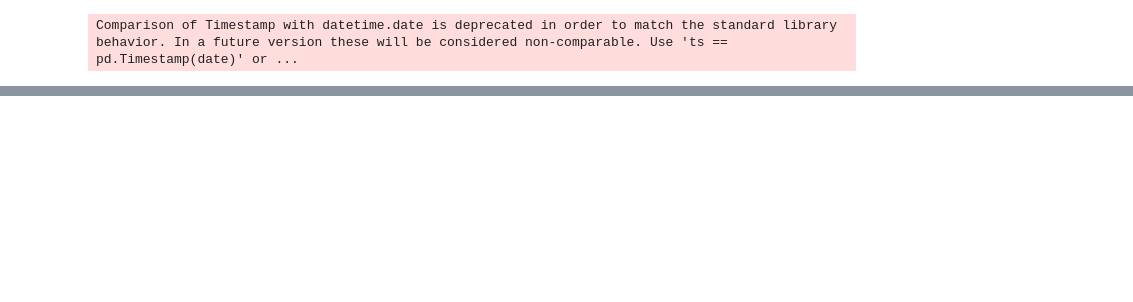
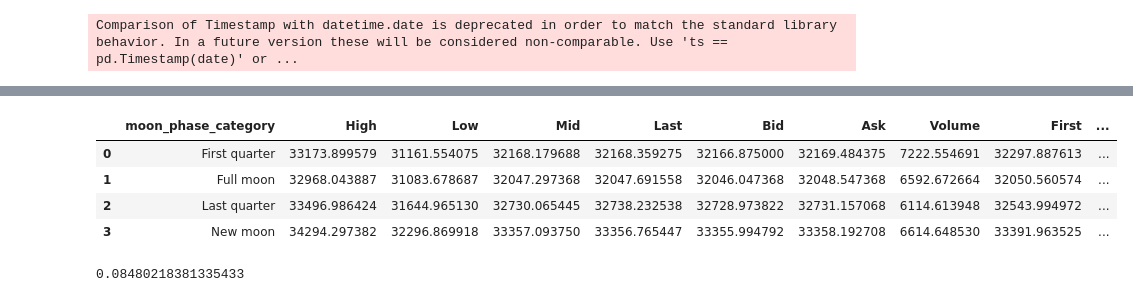
Before and after one commit to mgebele/crypto_charts_stats, a Jupyter notebook: test_2023.ipynb, the cells around one changed output, grey strips where cells are left out. Saved outputs shown, nothing was run; the diff lists cells and outputs as text; code cells hidden in the pictures; blank space fills up the shorter version.

```diff
--- a/test_2023.ipynb
+++ b/test_2023.ipynb
@@ -398,0 +518,19 @@ fig_net_liq.show()
+# %%
+# group the btcusd_data_and_moon_phase by the moon_phase_category column and calculate the mean of the daily_price_change and daily_price_change_abs column
+btcusd_data_and_moon_phase_grouped = btcusd_data_and_moon_phase.groupby("moon_phase_category").mean()
+btcusd_data_and_moon_phase_grouped = btcusd_data_and_moon_phase_grouped.reset_index()
+btcusd_data_and_moon_phase_grouped
+
+# TODO check ta with those categories! only on btc!
+# %% [output]
+|  | moon_phase_category | High | Low | Mid | Last | Bid | Ask | Volume | First | ... |
+| 0 | First quarter | 33173.899579 | 31161.554075 | 32168.179688 | 32168.359275 | 32166.875000 | 32169.484375 | 7222.554691 | 32297.887613 | ... |
+| 1 | Full moon | 32968.043887 | 31083.678687 | 32047.297368 | 32047.691558 | 32046.047368 | 32048.547368 | 6592.672664 | 32050.560574 | ... |
+| 2 | Last quarter | 33496.986424 | 31644.965130 | 32730.065445 | 32738.232538 | 32728.973822 | 32731.157068 | 6114.613948 | 32543.994972 | ... |
+| 3 | New moon | 34294.297382 | 32296.869918 | 33357.093750 | 33356.765447 | 33355.994792 | 33358.192708 | 6614.648530 | 33391.963525 | ... |
+# %%
+# Correlation Analysis: First, it would be good to calculate the correlation coefficient between the moon_phase_category and the daily_price_change
+# we use the pandas function corr() to calculate the correlation coefficient
+btcusd_data_and_moon_phase["daily_price_change_abs"].corr(btcusd_data_and_moon_phase["moon_phase"])
+# %% [output]
+0.08480218381335433
```
Also changed, not shown: parts of 10 cells of this notebook, 6 other files.
